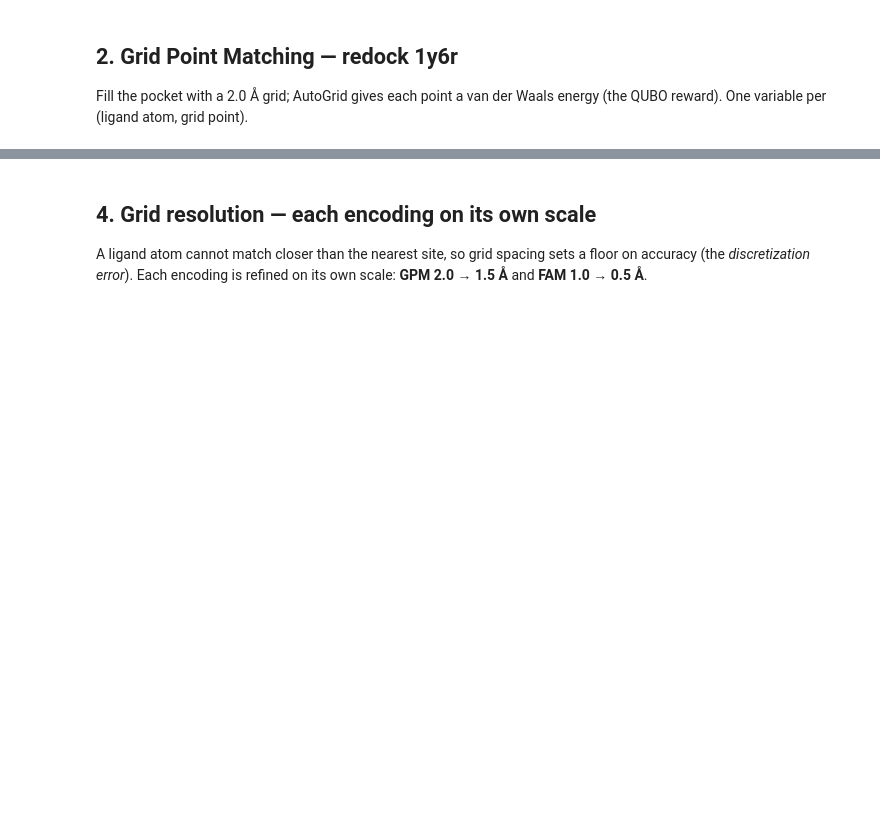
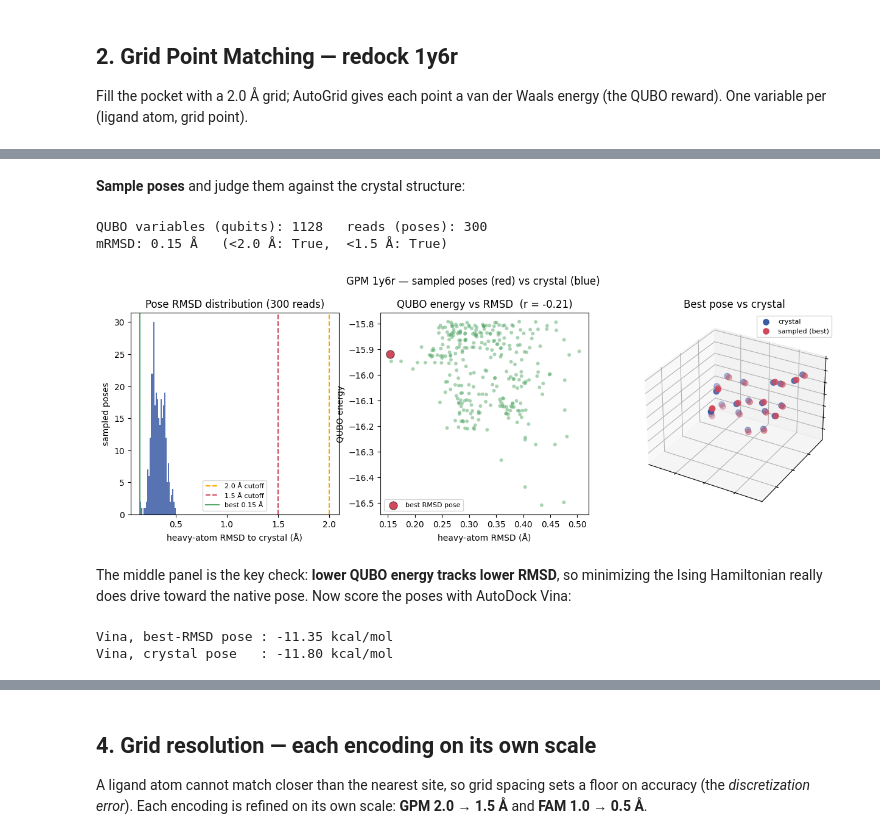
Before and after one commit to Morwey/qdock-kaiwu-workshop, a Jupyter notebook: notebooks/qdock_kaiwu_workshop.ipynb, the cells around one changed output, grey strips where cells are left out. Cells and saved outputs as stored; diff of their text form; code cells hidden in the pictures; blank space fills up the shorter version.

```diff
--- a/notebooks/qdock_kaiwu_workshop.ipynb
+++ b/notebooks/qdock_kaiwu_workshop.ipynb
@@ -89,0 +100,26 @@ mRMSD          : 0.15 Å   (<2.0 Å: True,  <1.5 Å: True)
+# %% [markdown]
+**Sample poses** and judge them against the crystal structure:
+# %%
+poses = g.dock(lig)
+r = evaluate.pose_rmsds(poses, lig.coords, lig.elements); best = int(r.argmin())
+print(f'QUBO variables (qubits): {g.last_qubo.shape[0]}   reads (poses): {len(poses)}')
+print(f'mRMSD: {r.min():.2f} Å   (<2.0 Å: {r.min()<2.0},  <1.5 Å: {r.min()<1.5})')
+fig = viz.summary_figure(r, g.last_energies, poses[best], lig.coords, lig.elements,
+                         suptitle='GPM 1y6r — sampled poses (red) vs crystal (blue)')
+plt.show()
+# %% [output]
+QUBO variables (qubits): 1128   reads (poses): 300
+mRMSD: 0.15 Å   (<2.0 Å: True,  <1.5 Å: True)
+[figure, added]
+# %% [markdown]
+The middle panel is the key check: **lower QUBO energy tracks lower RMSD**, so
+minimizing the Ising Hamiltonian really does drive toward the native pose.
+Now score the poses with AutoDock Vina:
+# %%
+vb = scoring.score_pose(g.receptor_pdbqt, lig.lines, poses[best], 'nb_gpm/score', 'best')
+vc = scoring.score_pose(g.receptor_pdbqt, lig.lines, lig.coords,   'nb_gpm/score', 'cryst')
+print(f'Vina, best-RMSD pose : {vb:.2f} kcal/mol')
+print(f'Vina, crystal pose   : {vc:.2f} kcal/mol')
+# %% [output]
+Vina, best-RMSD pose : -11.35 kcal/mol
+Vina, crystal pose   : -11.80 kcal/mol
```
Also changed, not shown: parts of 26 cells of this notebook, 8 other files.
